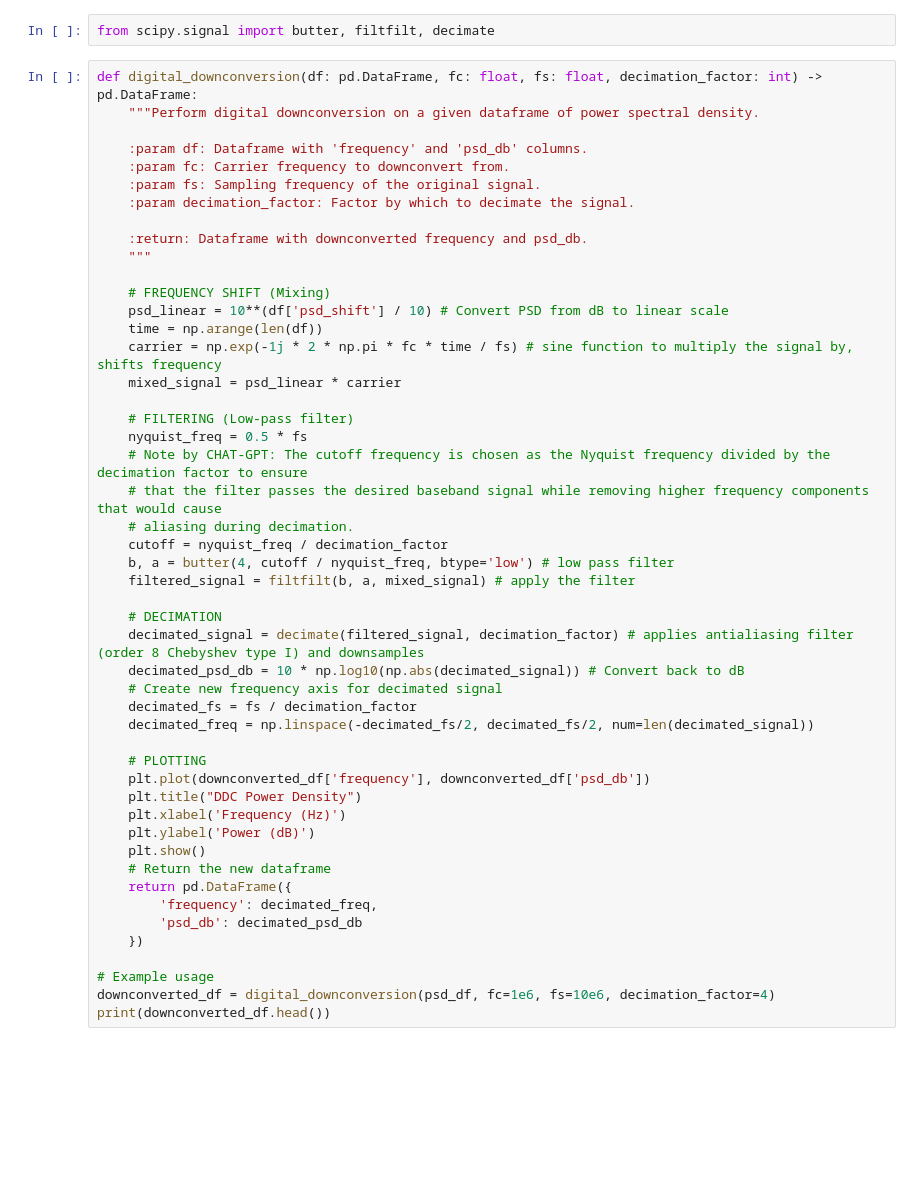
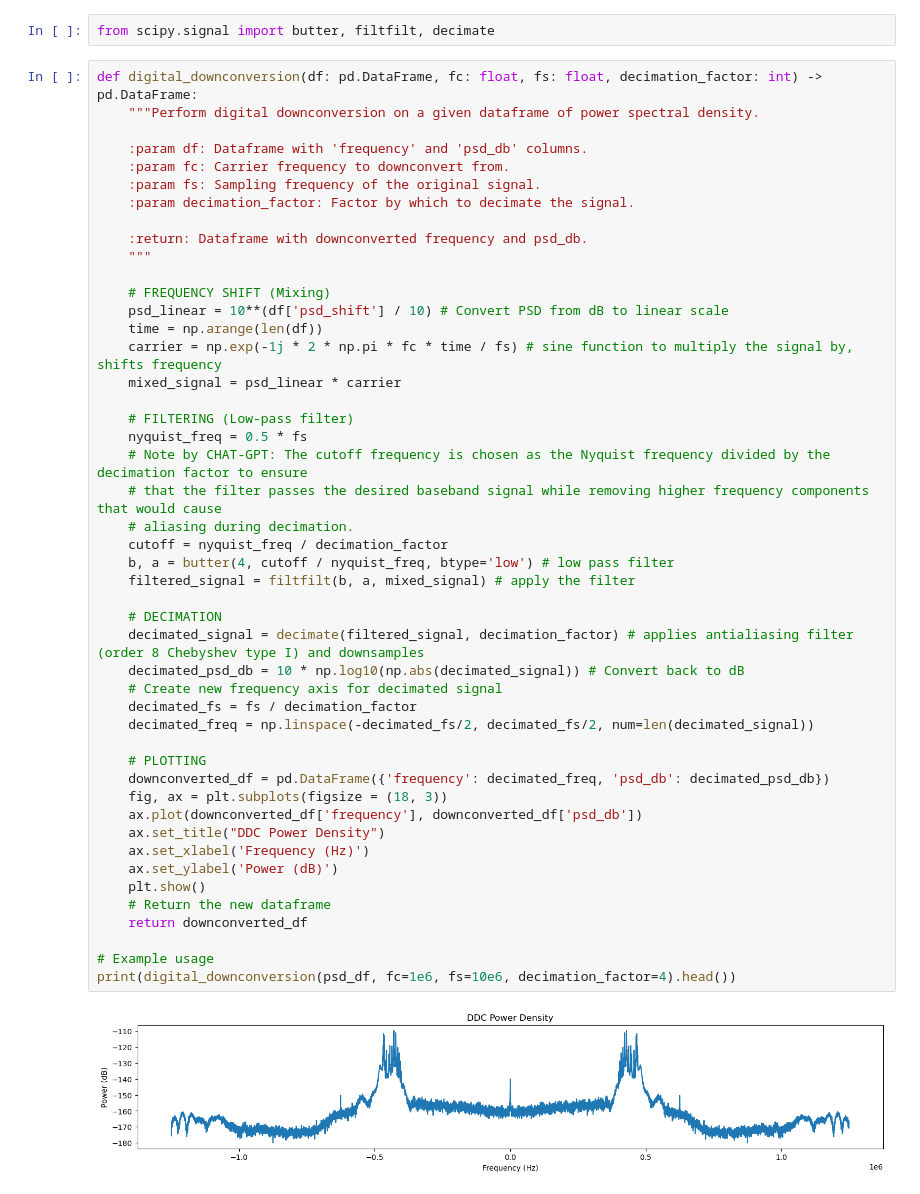
Before and after one commit to jpgtordilla/hombom24, a Jupyter notebook: scope-analysis/scope_data_processing.ipynb, the cells around one changed output. Drawn from its saved outputs; the diff is of its cells as text; blank space fills up the shorter version.

```diff
--- a/scope-analysis/scope_data_processing.ipynb
+++ b/scope-analysis/scope_data_processing.ipynb
@@ -165,40 +165,39 @@ def digital_downconversion(df: pd.DataFrame, fc: float, fs: float, decimation_fa
     """
 
     # FREQUENCY SHIFT (Mixing)
     psd_linear = 10**(df['psd_shift'] / 10) # Convert PSD from dB to linear scale
     time = np.arange(len(df))
     carrier = np.exp(-1j * 2 * np.pi * fc * time / fs) # sine function to multiply the signal by, shifts frequency
     mixed_signal = psd_linear * carrier
 
     # FILTERING (Low-pass filter)
     nyquist_freq = 0.5 * fs
     # Note by CHAT-GPT: The cutoff frequency is chosen as the Nyquist frequency divided by the decimation factor to ensure
     # that the filter passes the desired baseband signal while removing higher frequency components that would cause
     # aliasing during decimation.
     cutoff = nyquist_freq / decimation_factor
     b, a = butter(4, cutoff / nyquist_freq, btype='low') # low pass filter
     filtered_signal = filtfilt(b, a, mixed_signal) # apply the filter
 
     # DECIMATION
     decimated_signal = decimate(filtered_signal, decimation_factor) # applies antialiasing filter (order 8 Chebyshev type I) and downsamples
     decimated_psd_db = 10 * np.log10(np.abs(decimated_signal)) # Convert back to dB
     # Create new frequency axis for decimated signal
     decimated_fs = fs / decimation_factor
     decimated_freq = np.linspace(-decimated_fs/2, decimated_fs/2, num=len(decimated_signal))
 
     # PLOTTING
-    plt.plot(downconverted_df['frequency'], downconverted_df['psd_db'])
-    plt.title("DDC Power Density")
-    plt.xlabel('Frequency (Hz)')
-    plt.ylabel('Power (dB)')
+    downconverted_df = pd.DataFrame({'frequency': decimated_freq, 'psd_db': decimated_psd_db})
+    fig, ax = plt.subplots(figsize = (18, 3))
+    ax.plot(downconverted_df['frequency'], downconverted_df['psd_db'])
+    ax.set_title("DDC Power Density")
+    ax.set_xlabel('Frequency (Hz)')
+    ax.set_ylabel('Power (dB)')
     plt.show()
     # Return the new dataframe
-    return pd.DataFrame({
-        'frequency': decimated_freq,
-        'psd_db': decimated_psd_db
-    })
+    return downconverted_df
 
 # Example usage
-downconverted_df = digital_downconversion(psd_df, fc=1e6, fs=10e6, decimation_factor=4)
-print(downconverted_df.head())
+print(digital_downconversion(psd_df, fc=1e6, fs=10e6, decimation_factor=4).head())
 # %% [output]
+[figure, added]
```
Also changed, not shown: parts of 2 cells of this notebook, 14 other files.
